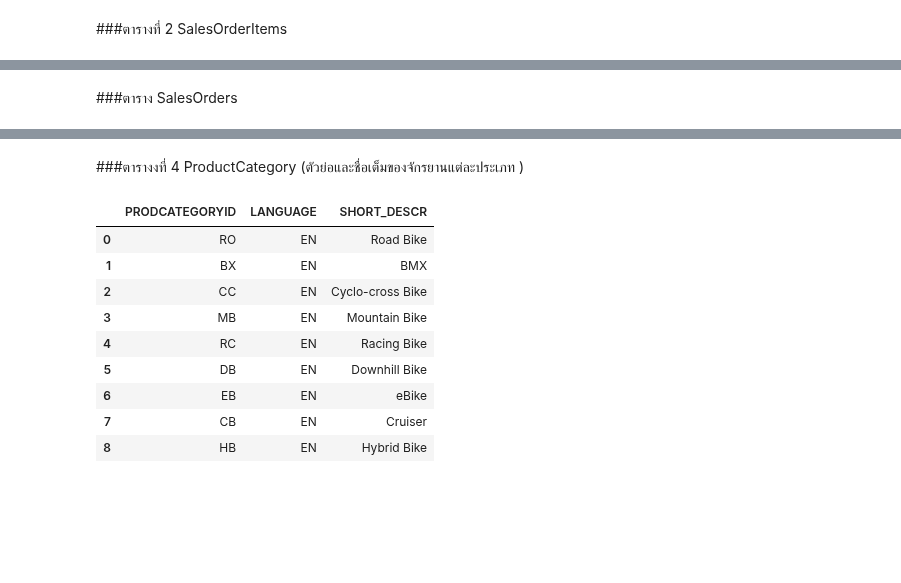
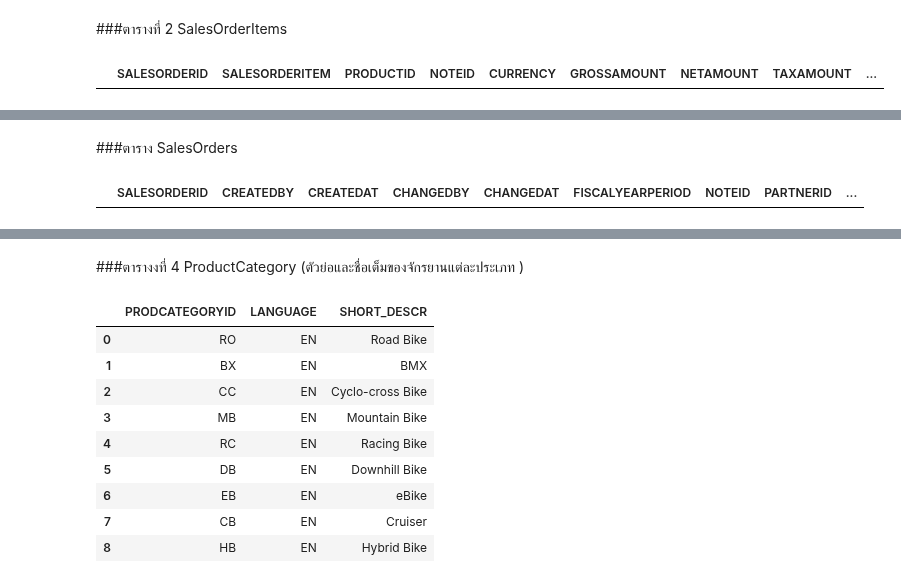
Before and after one commit to nicha0524/DPDM2021, a Jupyter notebook: Project.ipynb, the cells around one changed output, grey strips where cells are left out. Cells and saved outputs as stored; diff of their text form; code cells hidden in the pictures; blank space fills up the shorter version.

```diff
--- a/Project.ipynb
+++ b/Project.ipynb
@@ -48,6 +49,10 @@ Products
 | 41 | HB-1176 | PR | HB | 5 | 20181003 | 5 | 20181003 | 100000041 | ... |
 # %% [markdown]
 ###ตารางที่ 2 SalesOrderItems
+# %%
+SalesOrderItems[SalesOrderItems['GROSSAMOUNT']==0]
+# %% [output]
+|  | SALESORDERID | SALESORDERITEM | PRODUCTID | NOTEID | CURRENCY | GROSSAMOUNT | NETAMOUNT | TAXAMOUNT | ... |
 # %%
 path = '/content/drive/My Drive/DPDM2021_DATA' #    เรียกข้อมูลจาก drive
 SalesOrderItems= pd.read_csv(os.path.join(path,'SalesOrderItems.csv')) # read ข้อมูลจาก Excel โดยใช้ คำสั่ง  pd.read_csv
@@ -68,6 +73,10 @@ SalesOrderItems
 1930 rows × 13 columns
 # %% [markdown]
 ###ตาราง SalesOrders
+# %%
+SalesOrders[SalesOrders['GROSSAMOUNT']==0]
+# %% [output]
+|  | SALESORDERID | CREATEDBY | CREATEDAT | CHANGEDBY | CHANGEDAT | FISCALYEARPERIOD | NOTEID | PARTNERID | ... |
 # %%
 path = '/content/drive/My Drive/DPDM2021_DATA' #    เรียกข้อมูลจาก drive
 SalesOrders= pd.read_csv(os.path.join(path,'SalesOrders.csv')) # read ข้อมูลจาก Excel โดยใช้ คำสั่ง  pd.read_csv
```
